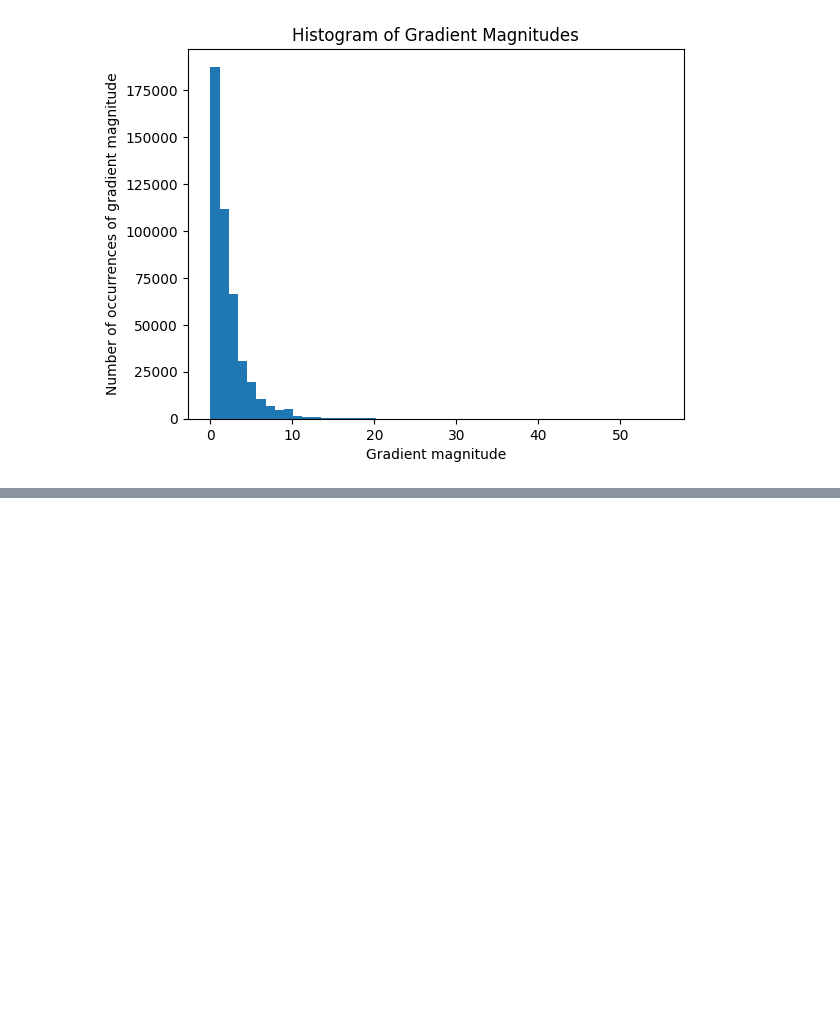
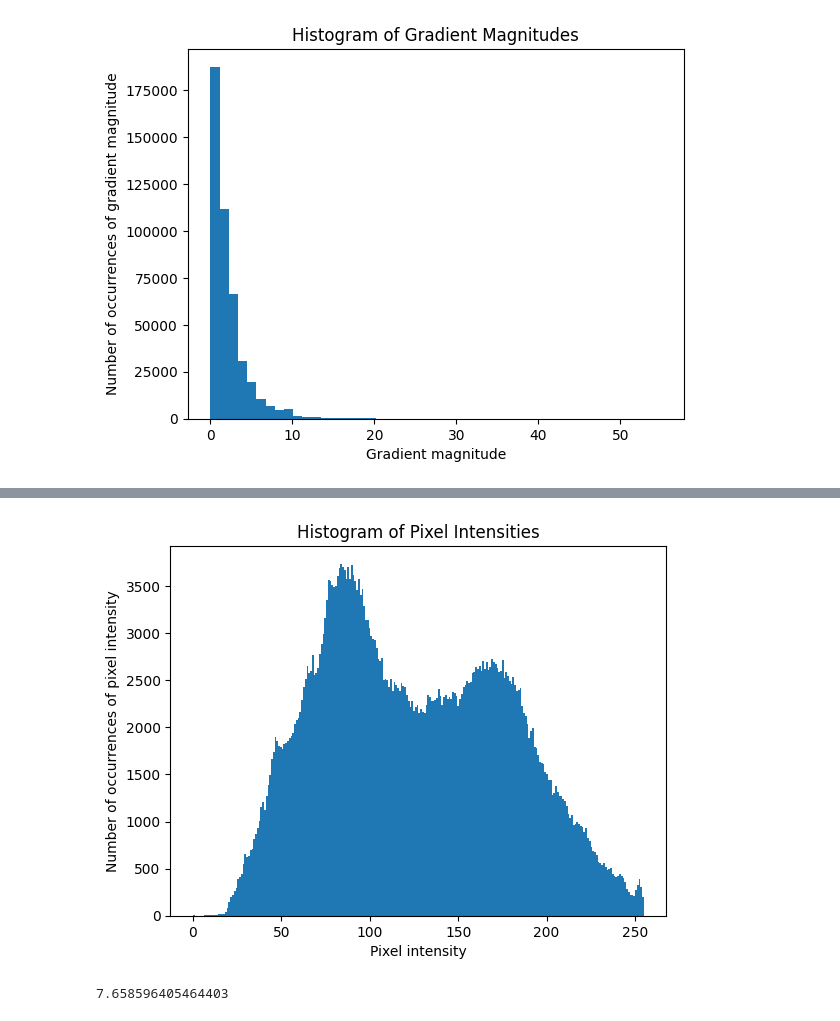
Before and after one commit to AdrianCiotinga/ImageEntropy, a Jupyter notebook: ImageGradient.ipynb, the cells around one changed output, grey strips where cells are left out. Cells and saved outputs as stored; diff of their text form; code cells hidden in the pictures; blank space fills up the shorter version.

```diff
--- a/ImageGradient.ipynb
+++ b/ImageGradient.ipynb
@@ -94,0 +105,17 @@ print(entropy)
+# %%
+# Compute histogram for each of the above images to compute Shannon entropy
+hist = [0] * 256
+
+h = []
+for i in range(img.shape[0]):
+    for j in range(img.shape[1]):
+        hist[intensity[i][j][0]] += 1
+        h.append(intensity[i][j][0])
+# %%
+plt.hist(h, len([i for i in hist if not i == 0]))
+plt.title("Histogram of Pixel Intensities")
+plt.ylabel("Number of occurrences of pixel intensity")
+plt.xlabel("Pixel intensity")
+plt.show()
+# %% [output]
+[figure, added]
@@ -94,0 +136,4 @@ print(entropy)
+# %%
+entropy
+# %% [output]
+7.658596405464403
```
Also changed, not shown: parts of 4 cells of this notebook.
